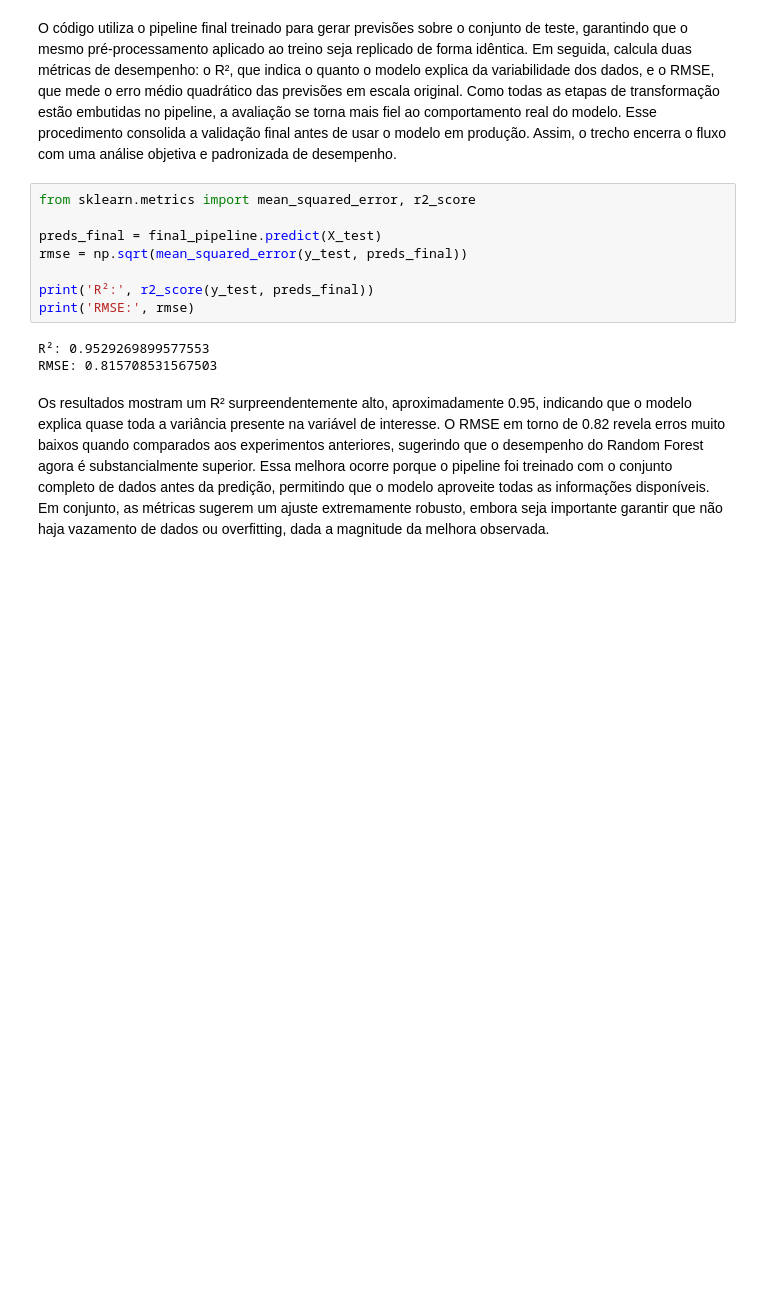
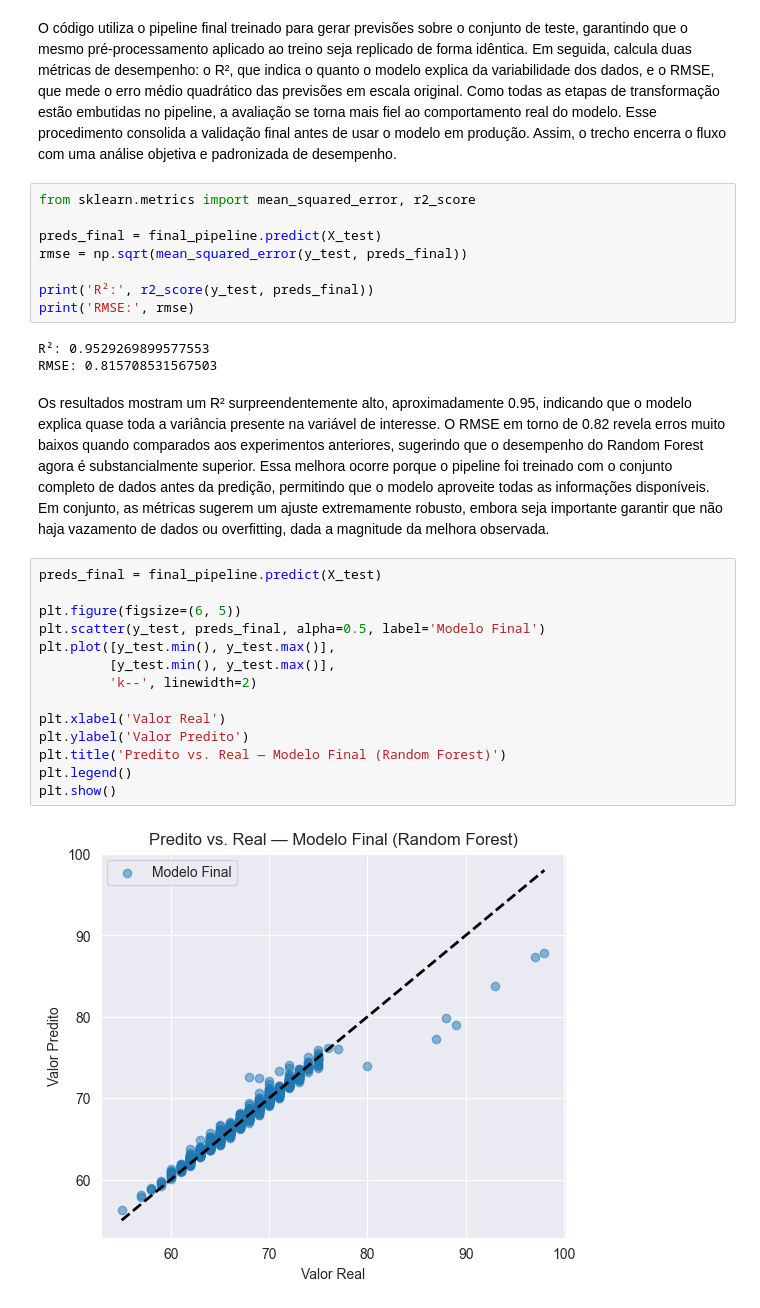
Before and after one commit to faartop/data-sicence-trabalho-2-bimestre, a Jupyter notebook: machine_learning.ipynb, the cells around one changed output. Cells and saved outputs as stored; diff of their text form; blank space fills up the shorter version.

Commit message:
Adição de gráficos para comparar os resultados preditos com os reais e a distribuição dos resíduos do modelo de Random Forest otimizado

```diff
--- a/machine_learning.ipynb
+++ b/machine_learning.ipynb
@@ -349,3 +349,19 @@ R²: 0.9529269899577553
 RMSE: 0.815708531567503
 # %% [markdown]
 Os resultados mostram um R² surpreendentemente alto, aproximadamente 0.95, indicando que o modelo explica quase toda a variância presente na variável de interesse. O RMSE em torno de 0.82 revela erros muito baixos quando comparados aos experimentos anteriores, sugerindo que o desempenho do Random Forest agora é substancialmente superior. Essa melhora ocorre porque o pipeline foi treinado com o conjunto completo de dados antes da predição, permitindo que o modelo aproveite todas as informações disponíveis. Em conjunto, as métricas sugerem um ajuste extremamente robusto, embora seja importante garantir que não haja vazamento de dados ou overfitting, dada a magnitude da melhora observada.
+# %%
+preds_final = final_pipeline.predict(X_test)
+
+plt.figure(figsize=(6, 5))
+plt.scatter(y_test, preds_final, alpha=0.5, label='Modelo Final')
+plt.plot([y_test.min(), y_test.max()],
+         [y_test.min(), y_test.max()],
+         'k--', linewidth=2)
+
+plt.xlabel('Valor Real')
+plt.ylabel('Valor Predito')
+plt.title('Predito vs. Real — Modelo Final (Random Forest)')
+plt.legend()
+plt.show()
+# %% [output]
+[figure, added]
```
Also changed, not shown: parts of 1 cell of this notebook.
